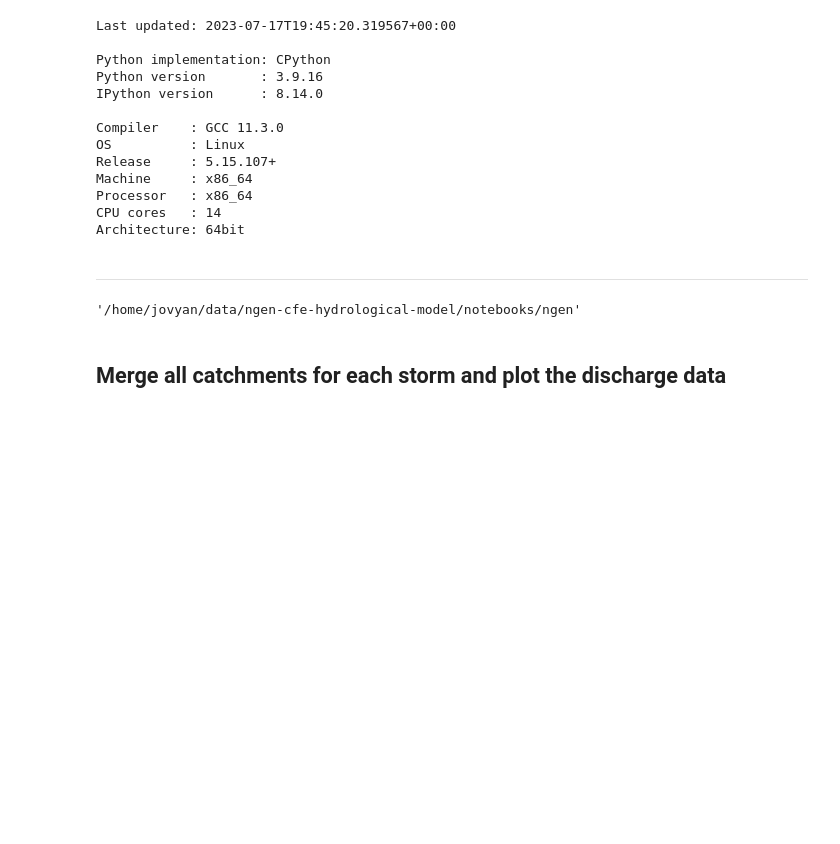
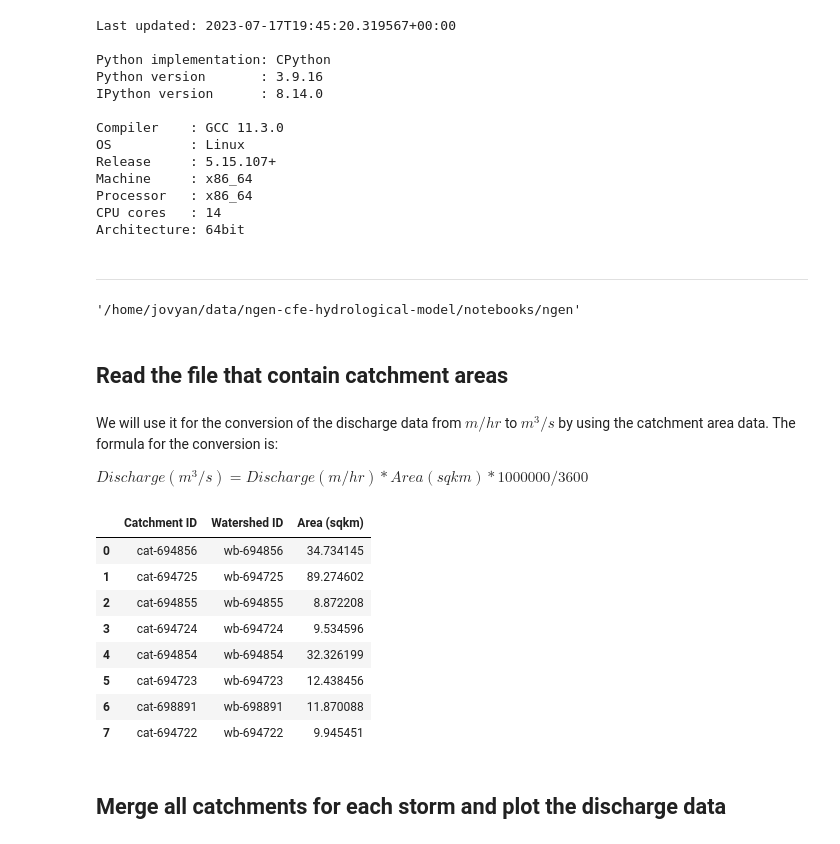
Before and after one commit to javedali99/si2023-compound-flooding, a Jupyter notebook: notebooks/merge-and-plot-all-catchments-of-a-watershed.ipynb, the cells around one changed output. Cells and saved outputs as stored; diff of their text form; code cells hidden in the pictures; blank space fills up the shorter version.

```diff
--- a/notebooks/merge-and-plot-all-catchments-of-a-watershed.ipynb
+++ b/notebooks/merge-and-plot-all-catchments-of-a-watershed.ipynb
@@ -63,3 +63,9 @@ Architecture: 64bit
 os.getcwd()
 # %% [output]
 '/home/jovyan/data/ngen-cfe-hydrological-model/notebooks/ngen'
+# %% [markdown]
+## Read the file that contain catchment areas
+# %% [markdown]
+We will use it for the conversion of the discharge data from $m/hr$ to $m^3/s$ by using the catchment area data. The formula for the conversion is:
+
+$Discharge (m^3/s) = Discharge (m/hr) * Area (sqkm) * 1000000 / 3600$
@@ -66,3 +74,15 @@ os.getcwd()
+# %%
+catchment_areas_df
+# %% [output]
+|  | Catchment ID | Watershed ID | Area (sqkm) |
+| 0 | cat-694856 | wb-694856 | 34.734145 |
+| 1 | cat-694725 | wb-694725 | 89.274602 |
+| 2 | cat-694855 | wb-694855 | 8.872208 |
+| 3 | cat-694724 | wb-694724 | 9.534596 |
+| 4 | cat-694854 | wb-694854 | 32.326199 |
+| 5 | cat-694723 | wb-694723 | 12.438456 |
+| 6 | cat-698891 | wb-698891 | 11.870088 |
+| 7 | cat-694722 | wb-694722 | 9.945451 |
 # %% [markdown]
 ## Merge all catchments for each storm and plot the discharge data
 # %%
```
Also changed, not shown: parts of 3 cells of this notebook.
